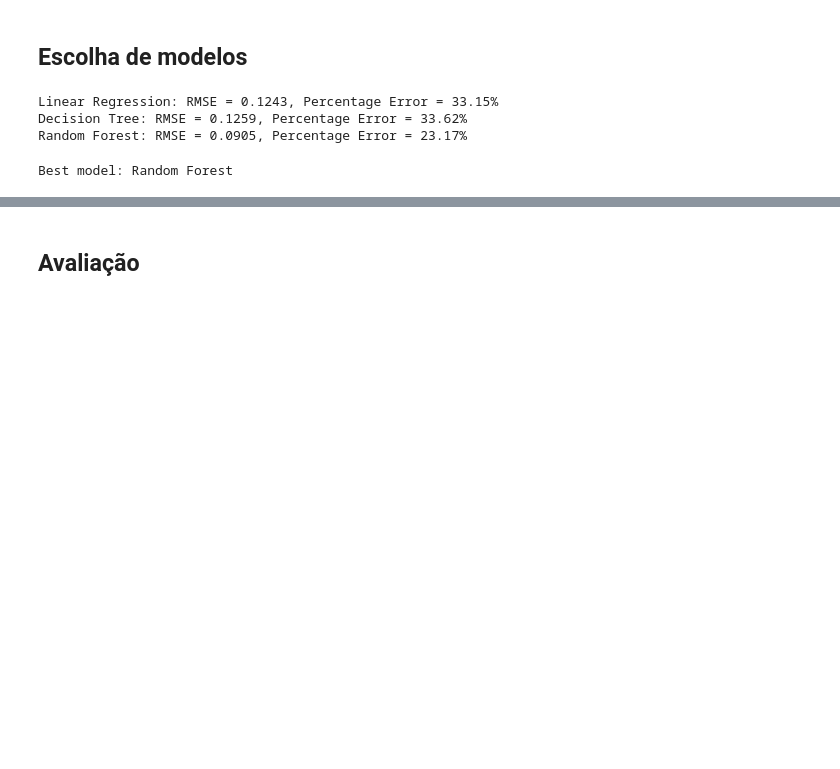
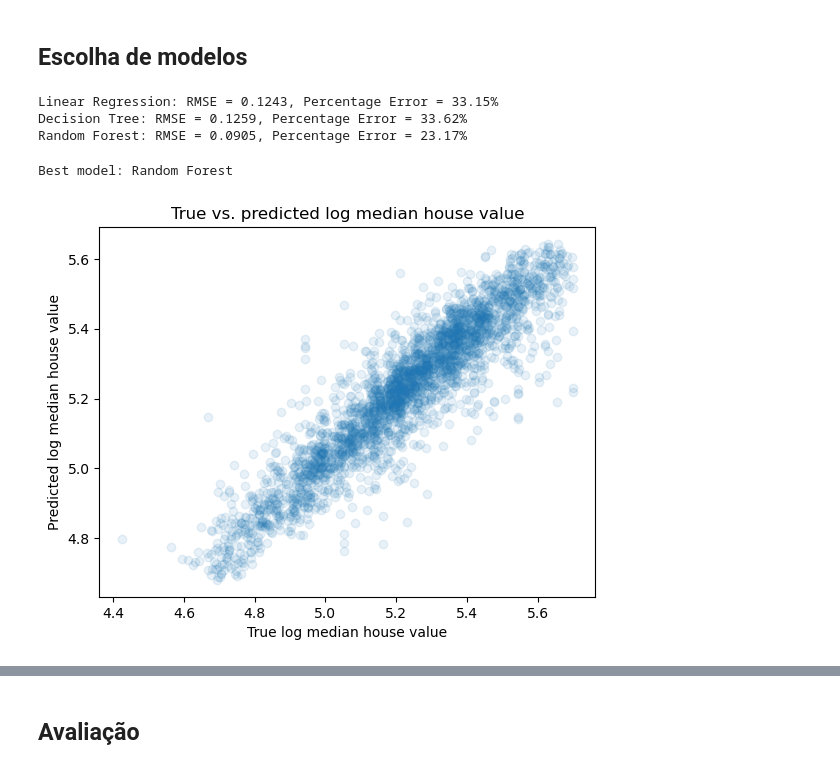
Before and after one commit to marinnagc/ml_labs_marinnagc, a Jupyter notebook: labs/01_regression/answers/task_02/notebooks/task_02.ipynb, the cells around one changed output, grey strips where cells are left out. Saved outputs shown, nothing was run; the diff lists cells and outputs as text; code cells hidden in the pictures; blank space fills up the shorter version.

```diff
--- a/labs/01_regression/answers/task_02/notebooks/task_02.ipynb
+++ b/labs/01_regression/answers/task_02/notebooks/task_02.ipynb
@@ -78,10 +78,15 @@ num_pipeline = Pipeline([
 ])
 
 cat_pipeline = Pipeline([
-    ('encoder', OneHotEncoder()),
+    ('encoder', OneHotEncoder(sparse_output=False)),
 ])
 
-preprocessing_pipe = ColumnTransformer(transformers=[
-    ('num', num_pipeline, numerical_cols),
-    ('cat', cat_pipeline, categorical_cols),
-])
+preprocessing_pipe = ColumnTransformer(
+    transformers=[
+        ('num', num_pipeline, numerical_cols),
+        ('cat', cat_pipeline, categorical_cols),
+    ],
+    remainder='passthrough',
+)
+
+preprocessing_pipe
@@ -87,0 +108,4 @@ preprocessing_pipe = ColumnTransformer(transformers=[
+# %%
+preprocessing_pipe.fit(X_train_val)
+
+preprocessing_pipe
@@ -106,7 +145,7 @@ from sklearn.ensemble import RandomForestRegressor
 
 forest_reg = Pipeline([
     ('preprocessing', preprocessing_pipe),
-    ('regression', RandomForestRegressor(random_state=42)),
+    ('regression', RandomForestRegressor(random_state=42, n_jobs=-1)),
 ])
 # %%
 from typing import Any
@@ -176,3 +221,18 @@ best_model = min(experiments, key=lambda x: x['rmse'])
 print(f'\nBest model: {best_model["name"]}')
 # %% [output]
 Best model: Random Forest
+# %%
+model = best_model['model']
+
+model.fit(X_train_val, y_train_val)
+y_pred = model.predict(X_test_val)
+# %%
+import matplotlib.pyplot as plt
+
+plt.scatter(y_test_val, y_pred, alpha=0.1)
+plt.xlabel('True log median house value')
+plt.ylabel('Predicted log median house value')
+plt.title('True vs. predicted log median house value')
+plt.show()
+# %% [output]
+[figure, added]
```
Also changed, not shown: parts of 5 cells of this notebook.
